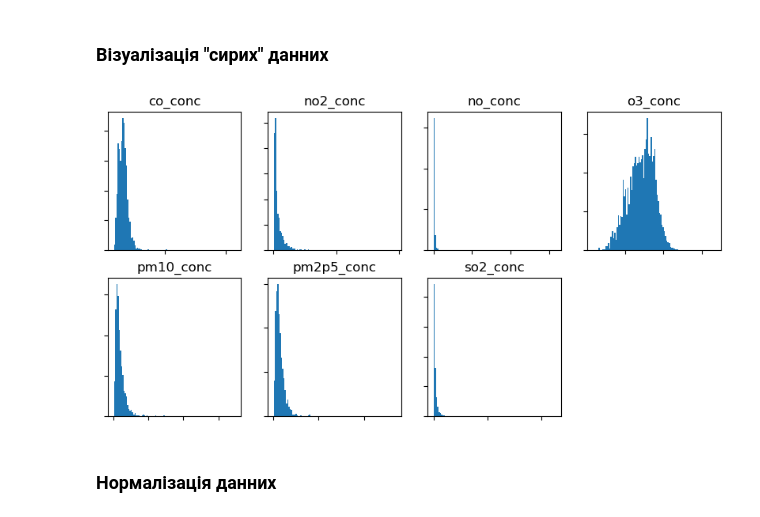
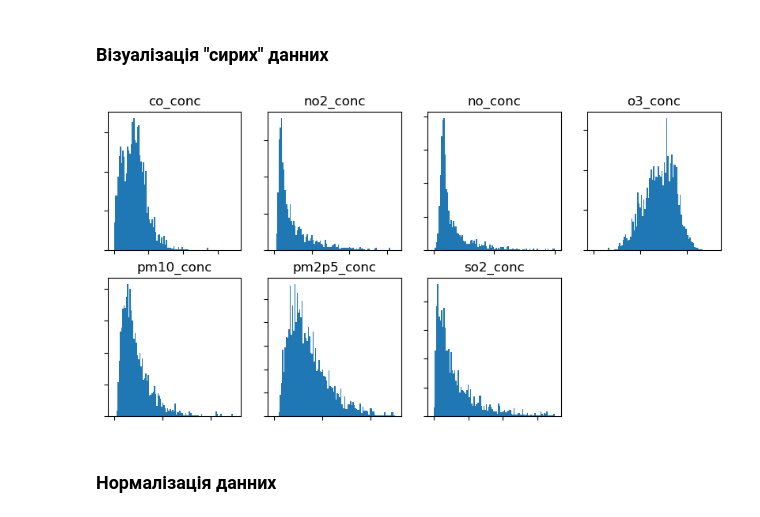
Before and after one commit to ItyTell/Modeling-the-distribution-of-harmful-emissions-in-the-atmosphere, a Jupyter notebook: main.ipynb, the cells around one changed output. Cells and saved outputs as stored; diff of their text form; code cells hidden in the pictures.

```diff
--- a/main.ipynb
+++ b/main.ipynb
@@ -102,22 +102,25 @@ for val in DATA.values():
         stats[atribute] = np.append(stats[atribute], val[atribute])
 # %% [markdown]
 ### Візуалізація "сирих" данних
+# %%
+ranges = [[100, 450], [0, 8], [0, 1], [0, 130], [0, 50], [0, 25], [0, 7]]
 # %%
 fig, axes = plt.subplots(2, 4, figsize=(2.5 * 4, 2.5 * 2))
 axes = np.array(axes).flatten()
 i = 0
 for label in stats.keys():
     stat = stats[label]
     ax = axes[i]
+    _range = ranges[i]
     i+=1
-    ax.hist(np.array(stat), bins=100)
+    ax.hist(np.array(stat), bins=100, range = _range)
     ax.set_yticklabels([])
     ax.set_xticklabels([])
     ax.set_title(label)
 axes[-1].set(visible=False)
 plt.show()
 # %% [output]
-[figure, old version]
+[figure, new version]
 # %% [markdown]
 ### Нормалізація данних
 # %%
```
Also changed, not shown: parts of 5 cells of this notebook.
